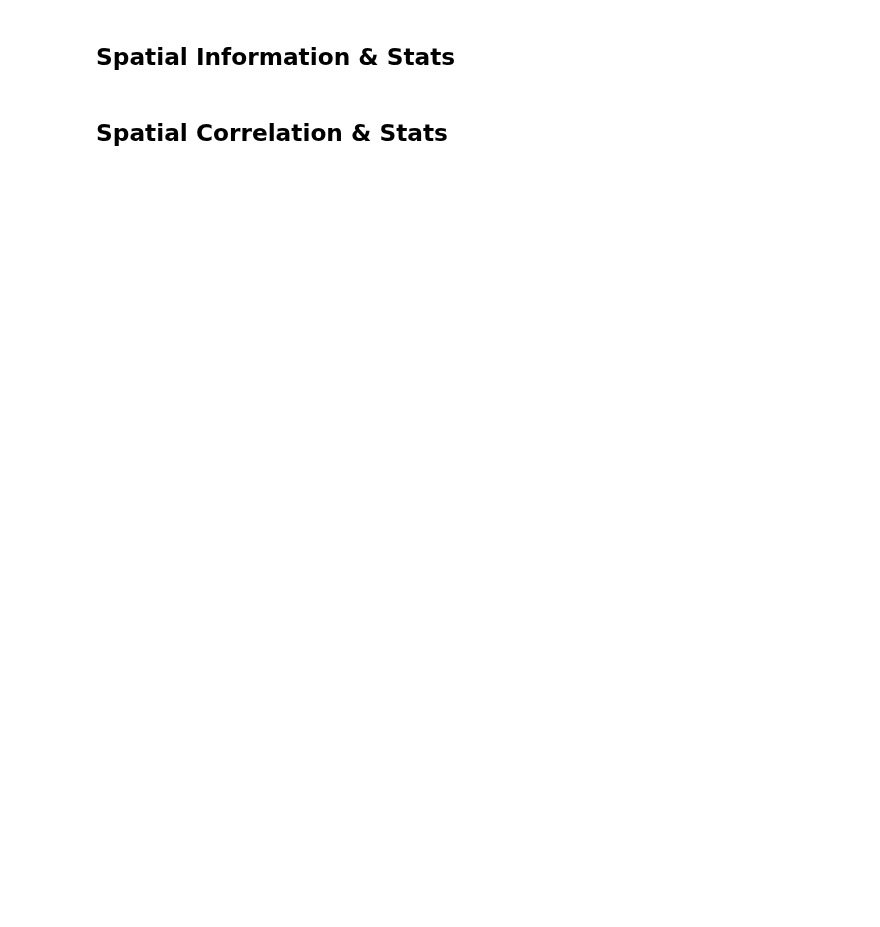
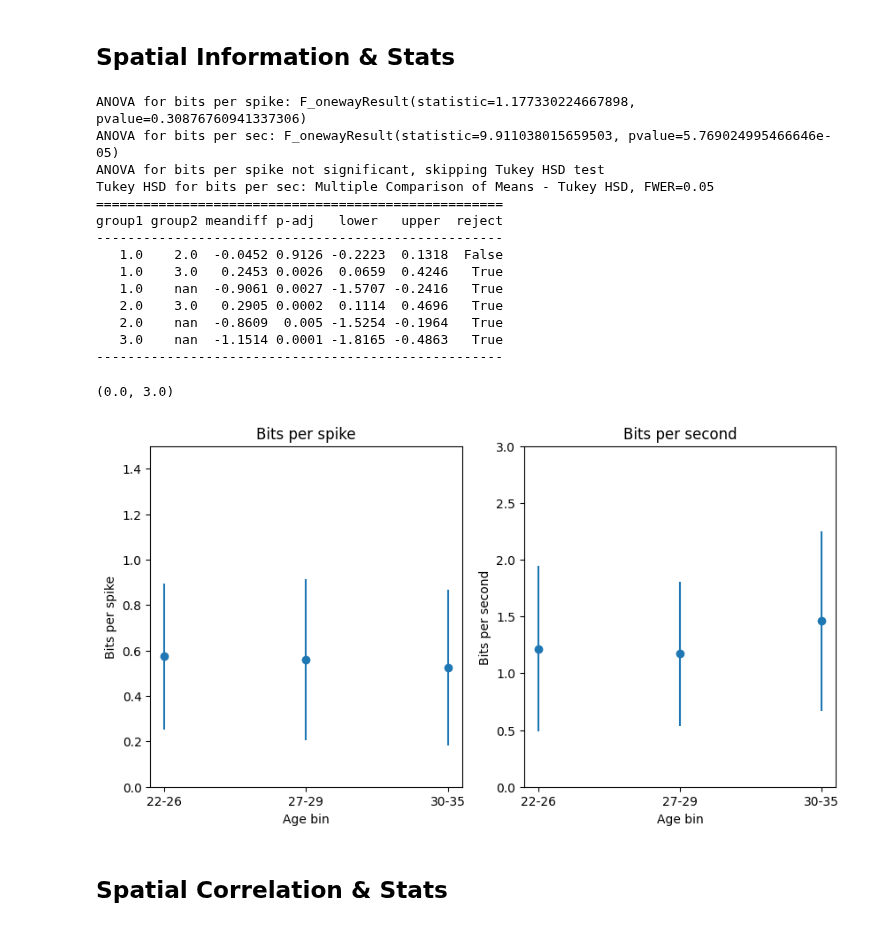
Before and after one commit to jakeswann1/SpElT, a Jupyter notebook: analysis/Place Cell Selection.ipynb, the cells around one changed output. Cells and saved outputs as stored; diff of their text form; code cells hidden in the pictures; blank space fills up the shorter version.

```diff
--- a/analysis/Place Cell Selection.ipynb
+++ b/analysis/Place Cell Selection.ipynb
@@ -213,11 +244,17 @@ rate_maps_all = pd.read_pickle('/home/isabella/Documents/isabella/jake/ephys_ana
 spatial_info_df = pd.read_pickle('/home/isabella/Documents/isabella/jake/ephys_analysis/processed_data/spatial_info_all.pkl')
 
 # Format spatial info dataframe
-spatial_info_df.dropna(inplace = True)
+# spatial_info_df.dropna(inplace = True)
 spatial_info_df.reset_index(inplace = True)
 spatial_info_df = spatial_info_df.rename(columns = {'index': 'cell_id'})
 spatial_info_df['trial_type'] = spatial_info_df['cell_id'].apply(lambda x: x.split('_')[-3])
 spatial_info_df['age'] = spatial_info_df['age'].astype(int)
+
+# Select only cells with p < 0.05 and spatial info > abs_threshold
+spatial_info_df = spatial_info_df[spatial_info_df['p_value'] < 0.05]
+spatial_info_df = spatial_info_df[spatial_info_df['bits_per_spike'] > abs_threshold]
+# Make mask for significant cells
+significant_cells = spatial_info_df['cell_id']
 
 # Group by age bin
 spatial_info_df['age_bin'] = pd.cut(spatial_info_df['age'], bins = [22, 26, 29, 35], labels = ['22-26', '27-29', '30-35'])
@@ -244,33 +281,50 @@ age_bin_mapping = {'22-26': 1, '27-29': 2, '30-35': 3}
 spatial_info_df['age_bin'] = spatial_info_df['age_bin'].replace(age_bin_mapping)
 
 if anova_bits_per_spike[1] < 0.05:
     # Perform Tukey HSD test for bits per spike
     tukey_bits_per_spike = pairwise_tukeyhsd(spatial_info_df['bits_per_spike'].astype(float), spatial_info_df['age_bin'])
     print(f'Tukey HSD for bits per spike: {tukey_bits_per_spike}')
 else:
     print('ANOVA for bits per spike not significant, skipping Tukey HSD test')
 
 # if p < 0.05, perform Tukey HSD test
 if anova_bits_per_sec[1] < 0.05:
     # Perform Tukey HSD test for bits per sec
     tukey_bits_per_sec = pairwise_tukeyhsd(spatial_info_df['bits_per_sec'].astype(float), spatial_info_df['age_bin'])
     print(f'Tukey HSD for bits per sec: {tukey_bits_per_sec}')
 else:
     print('ANOVA for bits per sec not significant, skipping Tukey HSD test')
 
 # Plot bits_per_spike and bits_per_sec for each age bin
 fig, axes = plt.subplots(nrows = 1, ncols = 2, figsize = (10, 5))
 axes[0].errorbar(x = spatial_info_df_stats['age_bin'], y = spatial_info_df_stats['bits_per_spike']['mean'], yerr = spatial_info_df_stats['bits_per_spike']['std'], fmt = 'o')
 axes[0].set_title('Bits per spike')
 axes[0].set_xlabel('Age bin')
 axes[0].set_ylabel('Bits per spike')
 axes[0].set_ylim(0, 1.5)
 
 axes[1].errorbar(x = spatial_info_df_stats['age_bin'], y = spatial_info_df_stats['bits_per_sec']['mean'], yerr = spatial_info_df_stats['bits_per_sec']['std'], fmt = 'o')
 axes[1].set_title('Bits per second')
 axes[1].set_xlabel('Age bin')
 axes[1].set_ylabel('Bits per second')
 axes[1].set_ylim(0, 3)
+# %% [output]
+ANOVA for bits per spike: F_onewayResult(statistic=1.177330224667898, pvalue=0.30876760941337306)
+ANOVA for bits per sec: F_onewayResult(statistic=9.911038015659503, pvalue=5.769024995466646e-05)
+ANOVA for bits per spike not significant, skipping Tukey HSD test
+Tukey HSD for bits per sec: Multiple Comparison of Means - Tukey HSD, FWER=0.05
+====================================================
+group1 group2 meandiff p-adj   lower   upper  reject
+----------------------------------------------------
+   1.0    2.0  -0.0452 0.9126 -0.2223  0.1318  False
+   1.0    3.0   0.2453 0.0026  0.0659  0.4246   True
+   1.0    nan  -0.9061 0.0027 -1.5707 -0.2416   True
+   2.0    3.0   0.2905 0.0002  0.1114  0.4696   True
+   2.0    nan  -0.8609  0.005 -1.5254 -0.1964   True
+   3.0    nan  -1.1514 0.0001 -1.8165 -0.4863   True
+----------------------------------------------------
+(0.0, 3.0)
+[figure, added]
 # %% [markdown]
 ## Spatial Correlation & Stats
 # %%
```
Also changed, not shown: parts of 7 cells of this notebook, 1 other file.
